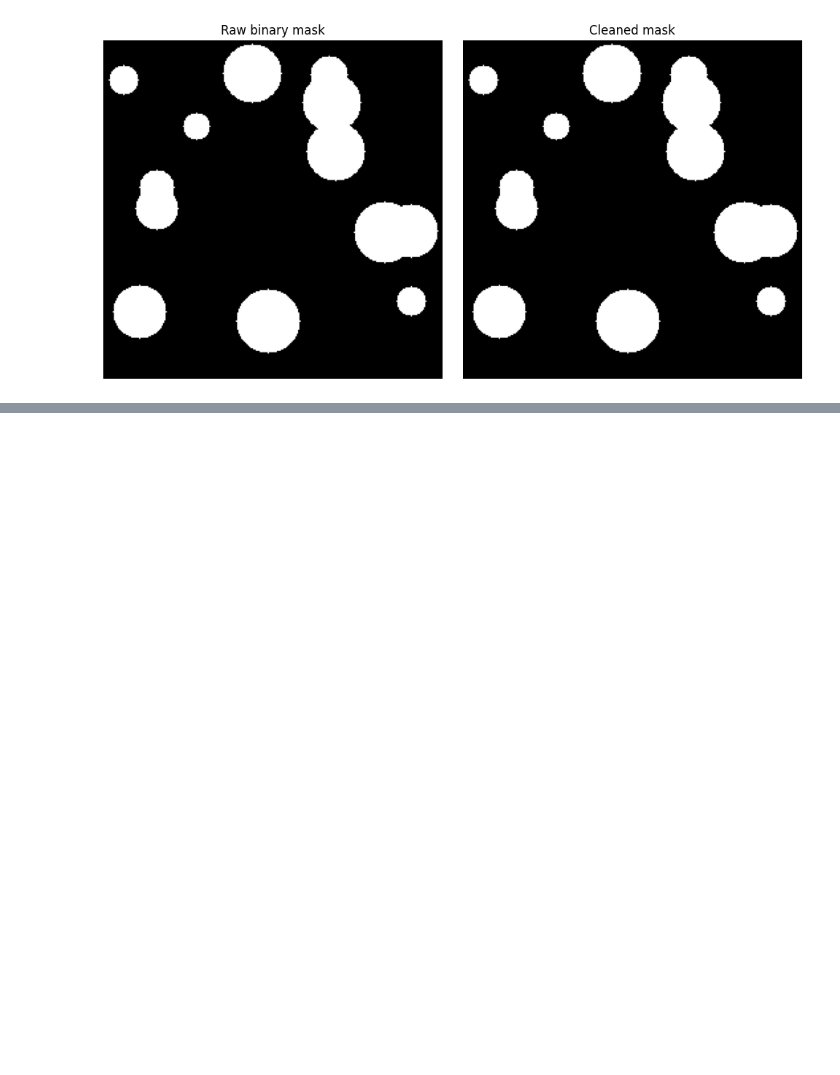
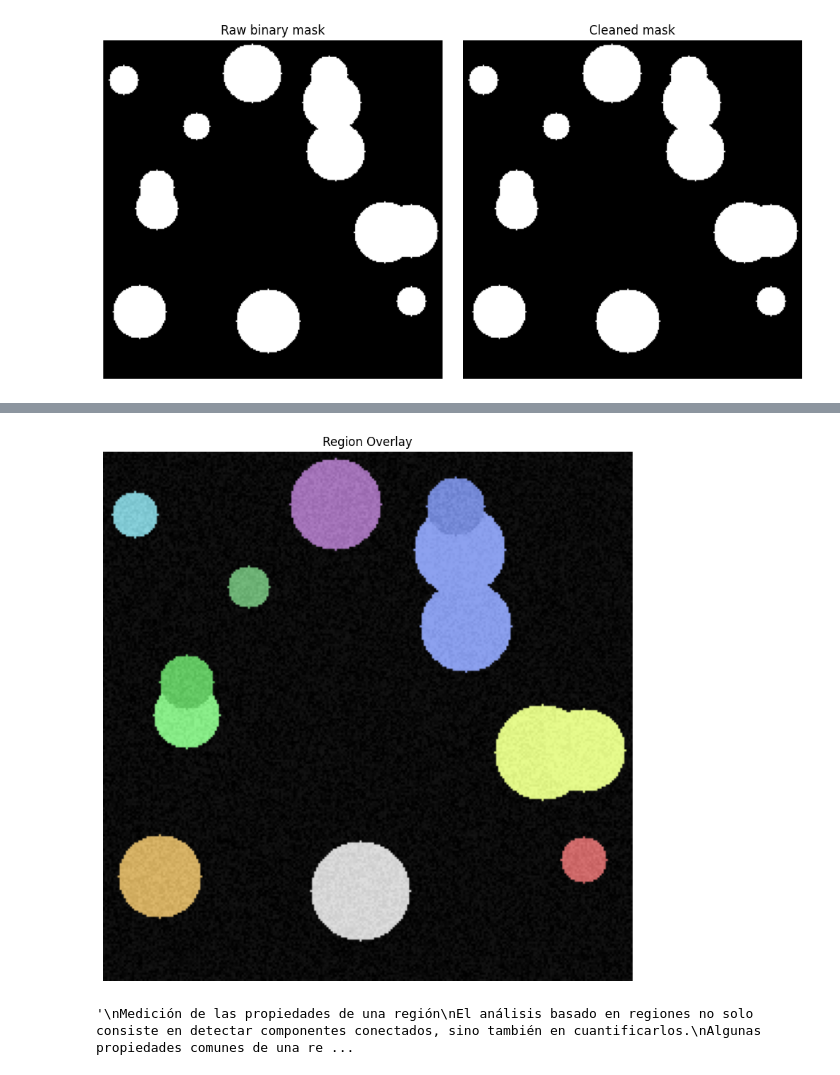
Before and after one commit to peterzm/ai-imaging-portfolio, a Jupyter notebook: 03_computer_vision/notebooks/08_region_based_analysis_intro.ipynb, the cells around one changed output, grey strips where cells are left out. Saved outputs shown, nothing was run; the diff lists cells and outputs as text; code cells hidden in the pictures; blank space fills up the shorter version.

```diff
--- a/03_computer_vision/notebooks/08_region_based_analysis_intro.ipynb
+++ b/03_computer_vision/notebooks/08_region_based_analysis_intro.ipynb
@@ -175,0 +188,22 @@ show_images(
+# %%
+fig = overlay_regions(synthetic_image, labeled_regions)
+os.makedirs("../figures/figures_region_based", exist_ok=True)
+fig.savefig("../figures/figures_region_based/region_overlay.png", dpi=300, bbox_inches="tight")
+plt.show()
+# %% [output]
+[figure, added]
+# %%
+"""
+Medición de las propiedades de una región
+El análisis basado en regiones no solo consiste en detectar componentes conectados, sino también en cuantificarlos.
+Algunas propiedades comunes de una región incluyen:
+- Área
+- Perímetro
+- Excentricidad
+- Solidez
+- Centroide
+- Caja delimitadora
+- Intensidad media
+"""
+# %% [output]
+'\nMedición de las propiedades de una región\nEl análisis basado en regiones no solo consiste en detectar componentes conectados, sino también en cuantificarlos.\nAlgunas propiedades comunes de una re ...
```
Also changed, not shown: parts of 8 cells of this notebook, 4 other files.
